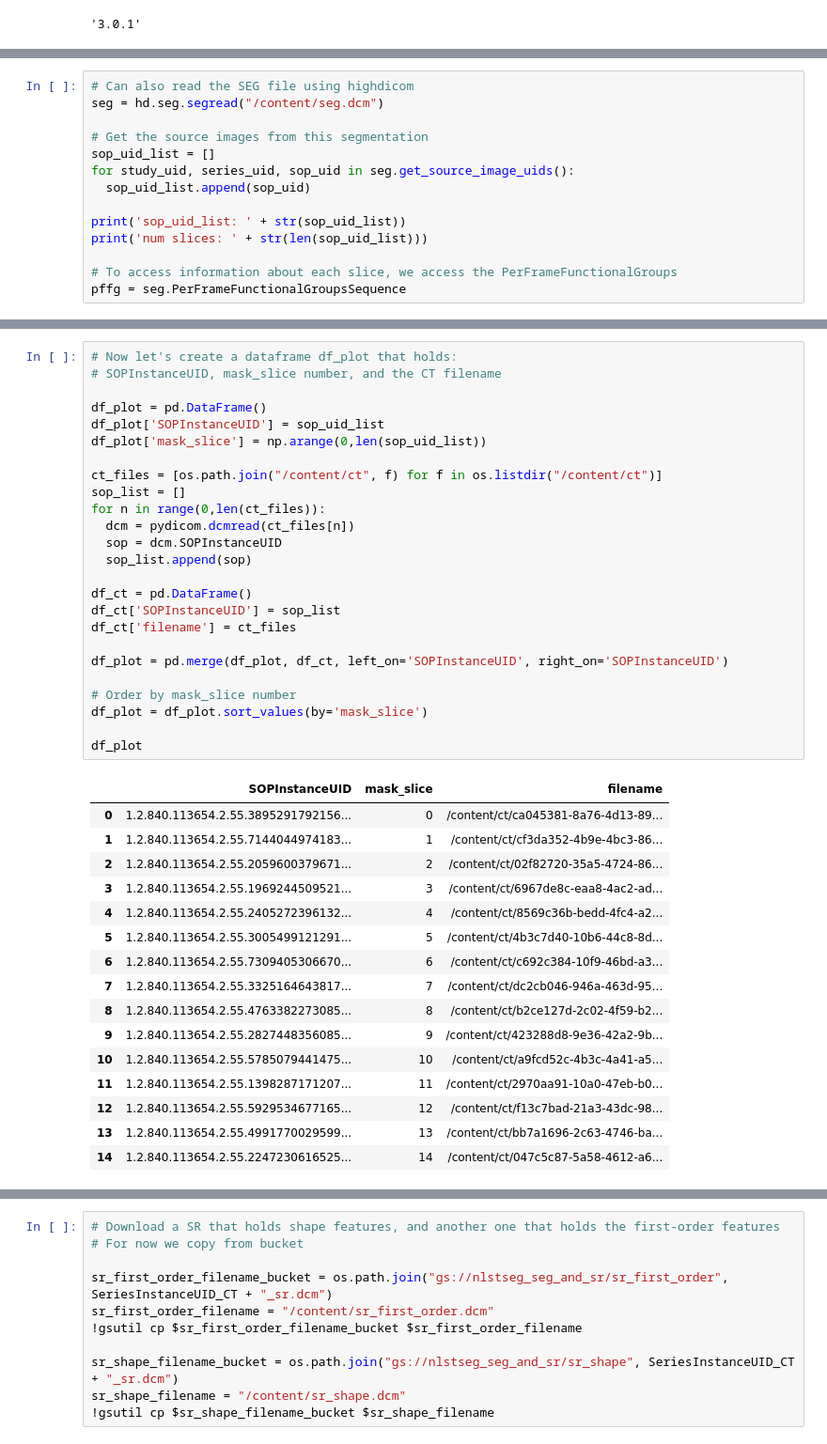
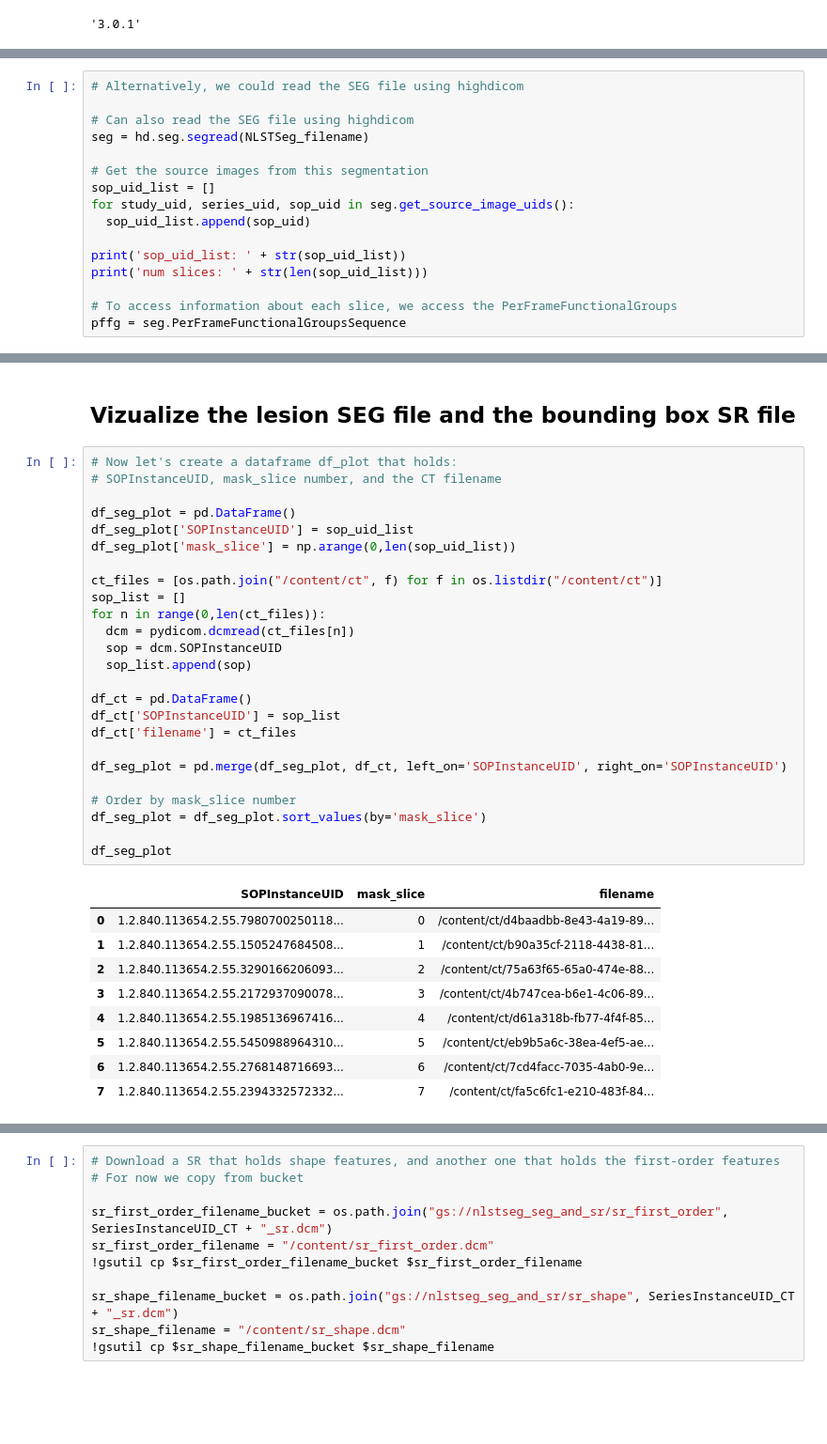
Before and after one commit to deepakri201/NLSTNatureSciData, a Jupyter notebook: UsageNotes/parseSEGandSR.ipynb, the cells around one changed output, grey strips where cells are left out. Shown: that part at 94% size. Saved outputs shown, nothing was run; the diff lists cells and outputs as text; blank space fills up the shorter version.

```diff
--- a/UsageNotes/parseSEGandSR.ipynb
+++ b/UsageNotes/parseSEGandSR.ipynb
@@ -261,6 +328,8 @@ Image Orientation Patient set to : 1, 0, 0, 0, 1, 0
 # %%
+# Alternatively, we could read the SEG file using highdicom
+
 # Can also read the SEG file using highdicom
-seg = hd.seg.segread("/content/seg.dcm")
+seg = hd.seg.segread(NLSTSeg_filename)
 
 # Get the source images from this segmentation
 sop_uid_list = []
@@ -324,42 +560,37 @@ idc_client.download_from_selection(
+# %% [markdown]
+## Vizualize the lesion SEG file and the bounding box SR file
 # %%
 # Now let's create a dataframe df_plot that holds:
 # SOPInstanceUID, mask_slice number, and the CT filename
 
-df_plot = pd.DataFrame()
-df_plot['SOPInstanceUID'] = sop_uid_list
-df_plot['mask_slice'] = np.arange(0,len(sop_uid_list))
+df_seg_plot = pd.DataFrame()
+df_seg_plot['SOPInstanceUID'] = sop_uid_list
+df_seg_plot['mask_slice'] = np.arange(0,len(sop_uid_list))
 
 ct_files = [os.path.join("/content/ct", f) for f in os.listdir("/content/ct")]
 sop_list = []
 for n in range(0,len(ct_files)):
   dcm = pydicom.dcmread(ct_files[n])
   sop = dcm.SOPInstanceUID
   sop_list.append(sop)
 
 df_ct = pd.DataFrame()
 df_ct['SOPInstanceUID'] = sop_list
 df_ct['filename'] = ct_files
 
-df_plot = pd.merge(df_plot, df_ct, left_on='SOPInstanceUID', right_on='SOPInstanceUID')
+df_seg_plot = pd.merge(df_seg_plot, df_ct, left_on='SOPInstanceUID', right_on='SOPInstanceUID')
 
 # Order by mask_slice number
-df_plot = df_plot.sort_values(by='mask_slice')
+df_seg_plot = df_seg_plot.sort_values(by='mask_slice')
 
-df_plot
+df_seg_plot
 # %% [output]
 |  | SOPInstanceUID | mask_slice | filename |
-| 0 | 1.2.840.113654.2.55.3895291792156... | 0 | /content/ct/ca045381-8a76-4d13-89... |
-| 1 | 1.2.840.113654.2.55.7144044974183... | 1 | /content/ct/cf3da352-4b9e-4bc3-86... |
-| 2 | 1.2.840.113654.2.55.2059600379671... | 2 | /content/ct/02f82720-35a5-4724-86... |
-| 3 | 1.2.840.113654.2.55.1969244509521... | 3 | /content/ct/6967de8c-eaa8-4ac2-ad... |
-| 4 | 1.2.840.113654.2.55.2405272396132... | 4 | /content/ct/8569c36b-bedd-4fc4-a2... |
-| 5 | 1.2.840.113654.2.55.3005499121291... | 5 | /content/ct/4b3c7d40-10b6-44c8-8d... |
-| 6 | 1.2.840.113654.2.55.7309405306670... | 6 | /content/ct/c692c384-10f9-46bd-a3... |
-| 7 | 1.2.840.113654.2.55.3325164643817... | 7 | /content/ct/dc2cb046-946a-463d-95... |
-| 8 | 1.2.840.113654.2.55.4763382273085... | 8 | /content/ct/b2ce127d-2c02-4f59-b2... |
-| 9 | 1.2.840.113654.2.55.2827448356085... | 9 | /content/ct/423288d8-9e36-42a2-9b... |
-| 10 | 1.2.840.113654.2.55.5785079441475... | 10 | /content/ct/a9fcd52c-4b3c-4a41-a5... |
-| 11 | 1.2.840.113654.2.55.1398287171207... | 11 | /content/ct/2970aa91-10a0-47eb-b0... |
-| 12 | 1.2.840.113654.2.55.5929534677165... | 12 | /content/ct/f13c7bad-21a3-43dc-98... |
-| 13 | 1.2.840.113654.2.55.4991770029599... | 13 | /content/ct/bb7a1696-2c63-4746-ba... |
-| 14 | 1.2.840.113654.2.55.2247230616525... | 14 | /content/ct/047c5c87-5a58-4612-a6... |
+| 0 | 1.2.840.113654.2.55.7980700250118... | 0 | /content/ct/d4baadbb-8e43-4a19-89... |
+| 1 | 1.2.840.113654.2.55.1505247684508... | 1 | /content/ct/b90a35cf-2118-4438-81... |
+| 2 | 1.2.840.113654.2.55.3290166206093... | 2 | /content/ct/75a63f65-65a0-474e-88... |
+| 3 | 1.2.840.113654.2.55.2172937090078... | 3 | /content/ct/4b747cea-b6e1-4c06-89... |
+| 4 | 1.2.840.113654.2.55.1985136967416... | 4 | /content/ct/d61a318b-fb77-4f4f-85... |
+| 5 | 1.2.840.113654.2.55.5450988964310... | 5 | /content/ct/eb9b5a6c-38ea-4ef5-ae... |
+| 6 | 1.2.840.113654.2.55.2768148716693... | 6 | /content/ct/7cd4facc-7035-4ab0-9e... |
+| 7 | 1.2.840.113654.2.55.2394332572332... | 7 | /content/ct/fa5c6fc1-e210-483f-84... |
```
Also changed, not shown: parts of 41 cells of this notebook.
